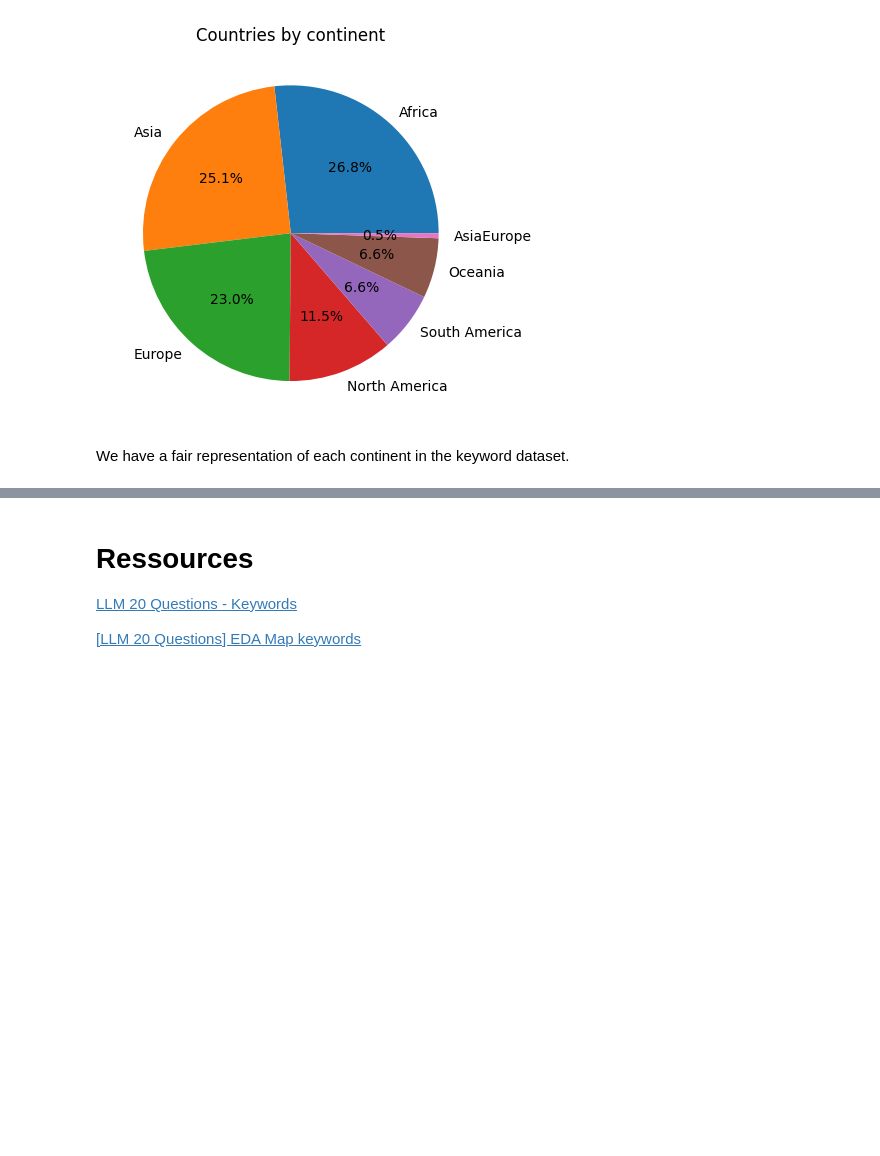
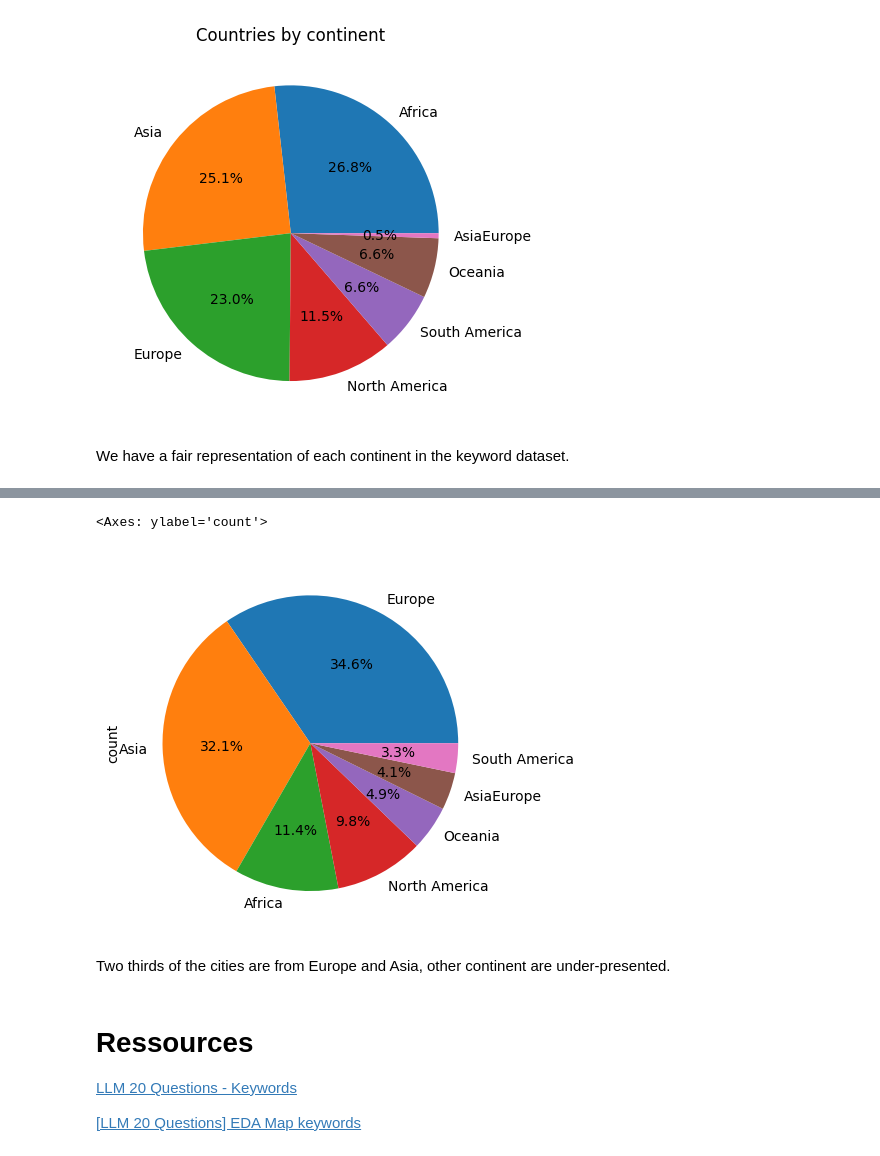
Before and after one commit to mzaoualim/Kaggle_LLM_20_Questions, a Jupyter notebook: Quick_EDA.ipynb, the cells around one changed output, grey strips where cells are left out. Saved outputs shown, nothing was run; the diff lists cells and outputs as text; code cells hidden in the pictures; blank space fills up the shorter version.

```diff
--- a/Quick_EDA.ipynb
+++ b/Quick_EDA.ipynb
@@ -637,0 +830,17 @@ We have a fair representation of each continent in the keyword dataset.
+# %%
+cities_countries = cities.merge(
+                      data,
+                      how='left',
+                      left_on='city',
+                      right_on='Name'
+                      )
+
+cities_countries['countries'] = cities_countries.Country.str.lower()
+cities_countries.drop(columns='Country', inplace=True)
+
+cities_countries.merge(
+                    country_by_continent,
+                    how='left',
+                    left_on='countries',
+                    right_on='Country'
+                    )
@@ -638,3 +861,15 @@ We have a fair representation of each continent in the keyword dataset.
+# %%
+cities_countries.merge(
+                    country_by_continent,
+                    how='left',
+                    left_on='countries',
+                    right_on='Country'
+                    )['Continent'].value_counts().plot(kind='pie', autopct='%1.1f%%')
+# %% [output]
+<Axes: ylabel='count'>
+[figure, added]
+# %% [markdown]
+Two thirds of the cities are from Europe and Asia, other continent are under-presented.
 # %% [markdown]
 # Ressources
 
```
Also changed, not shown: parts of 16 cells of this notebook.
